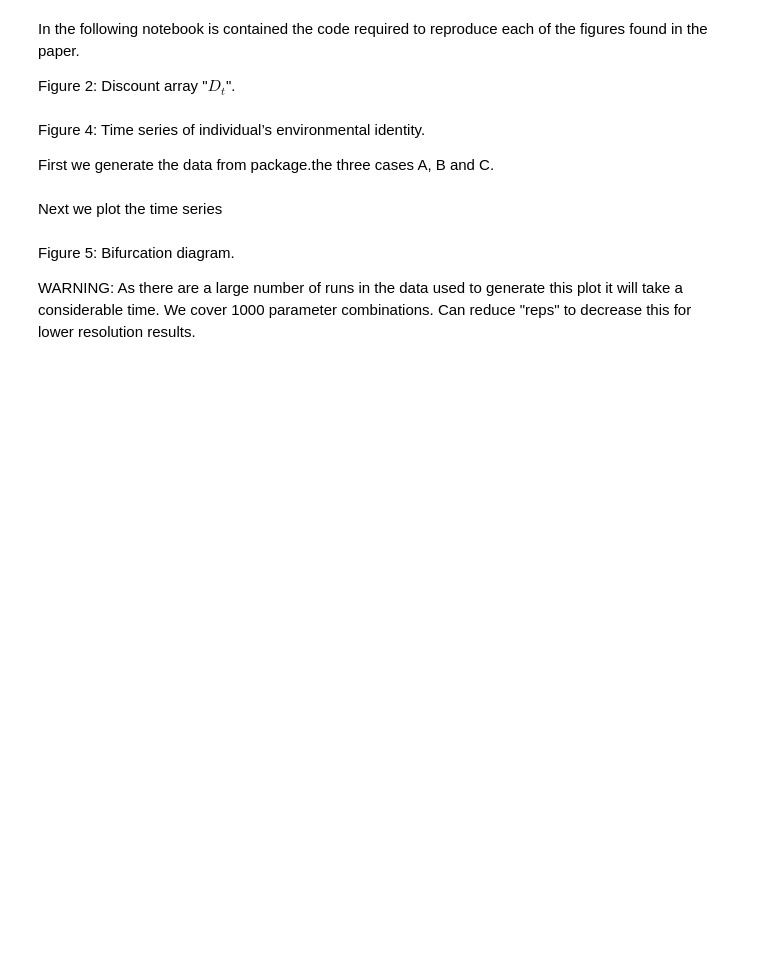
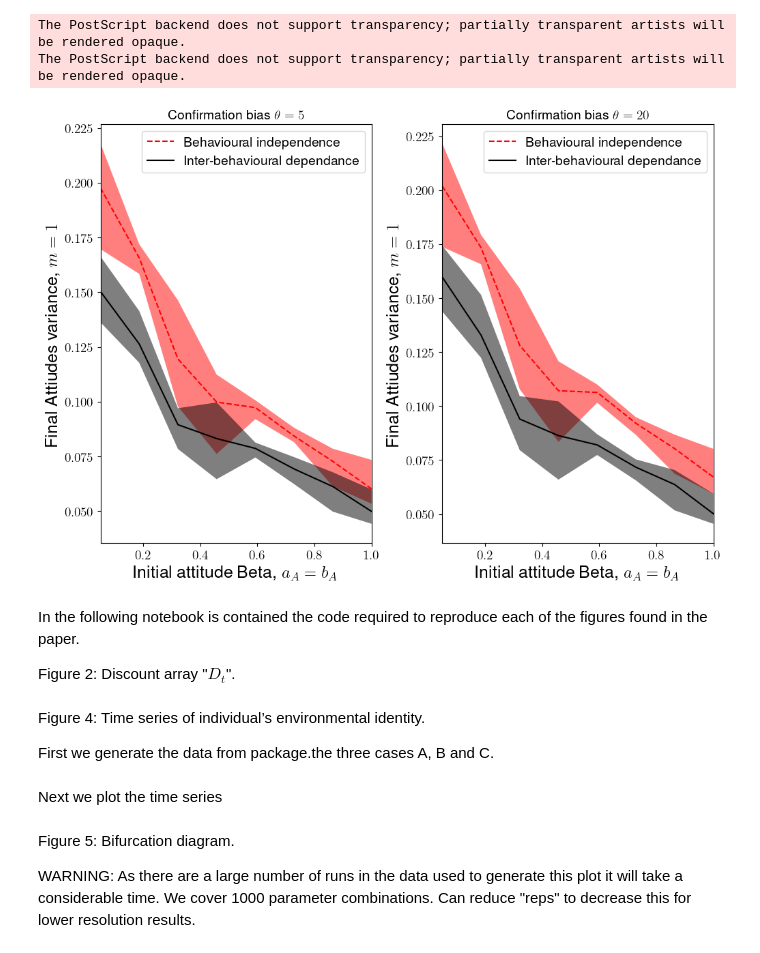
Before and after one commit to danielTorren/Culture-Network, a Jupyter notebook: produce_figures.ipynb, the cells around one changed output. Cells and saved outputs as stored; diff of their text form; code cells hidden in the pictures; blank space fills up the shorter version.

```diff
--- a/produce_figures.ipynb
+++ b/produce_figures.ipynb
@@ -24,6 +14,20 @@ consensus_formation_plot.main(
     fileName = fileName_Figure_30,
     latex_bool = 1
     )
+# %%
+fileName_Figure_30_low = "results/consensus_formation_14_42_34__15_02_2023"
+fileName_Figure_30_high = "results/consensus_formation_14_17_39__15_02_2023"
+# %%
+from package.plotting_data import consensus_formation_two_theta_plot
+consensus_formation_two_theta_plot.main(
+    fileName_low_theta = fileName_Figure_30_low,
+    fileName_high_theta = fileName_Figure_30_high,
+    latex_bool = 1
+    )
+# %% [output]
+The PostScript backend does not support transparency; partially transparent artists will be rendered opaque.
+The PostScript backend does not support transparency; partially transparent artists will be rendered opaque.
+[figure, added]
 # %%
 from package.generating_data import add_green_gen_alt
 fileName_Figure_22 = add_green_gen_alt.main(
```
Also changed, not shown: parts of 2 cells of this notebook, 6 other files.
